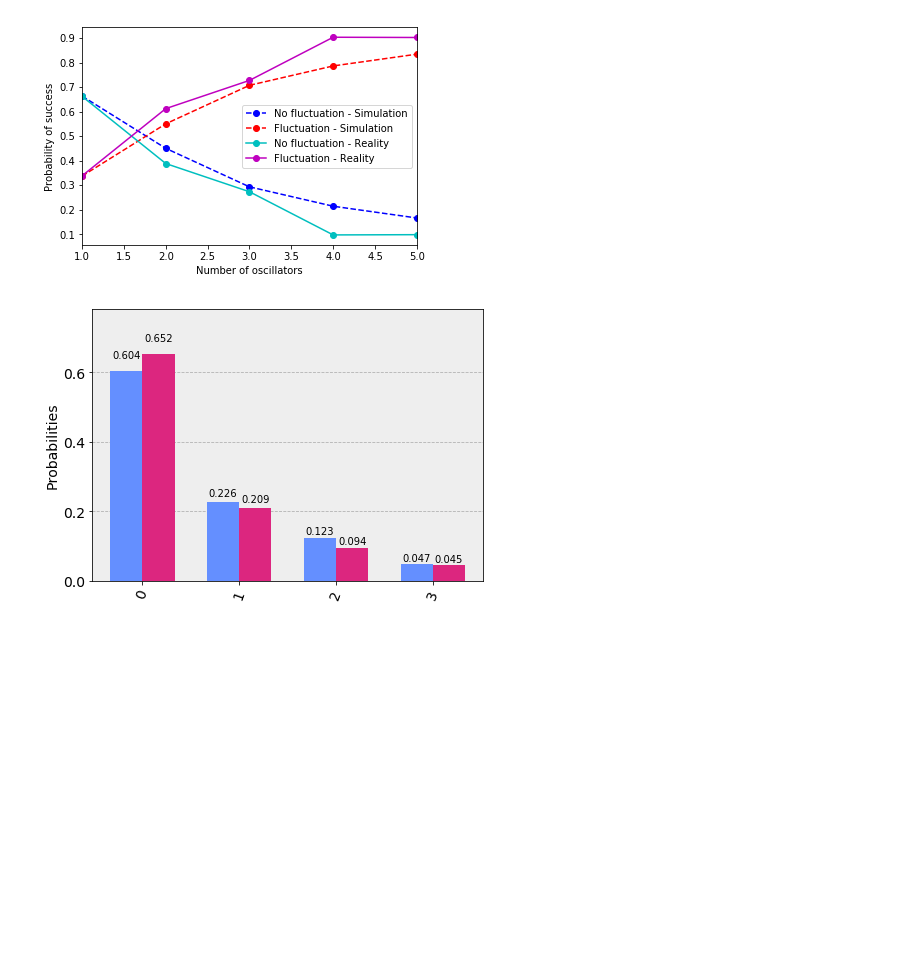
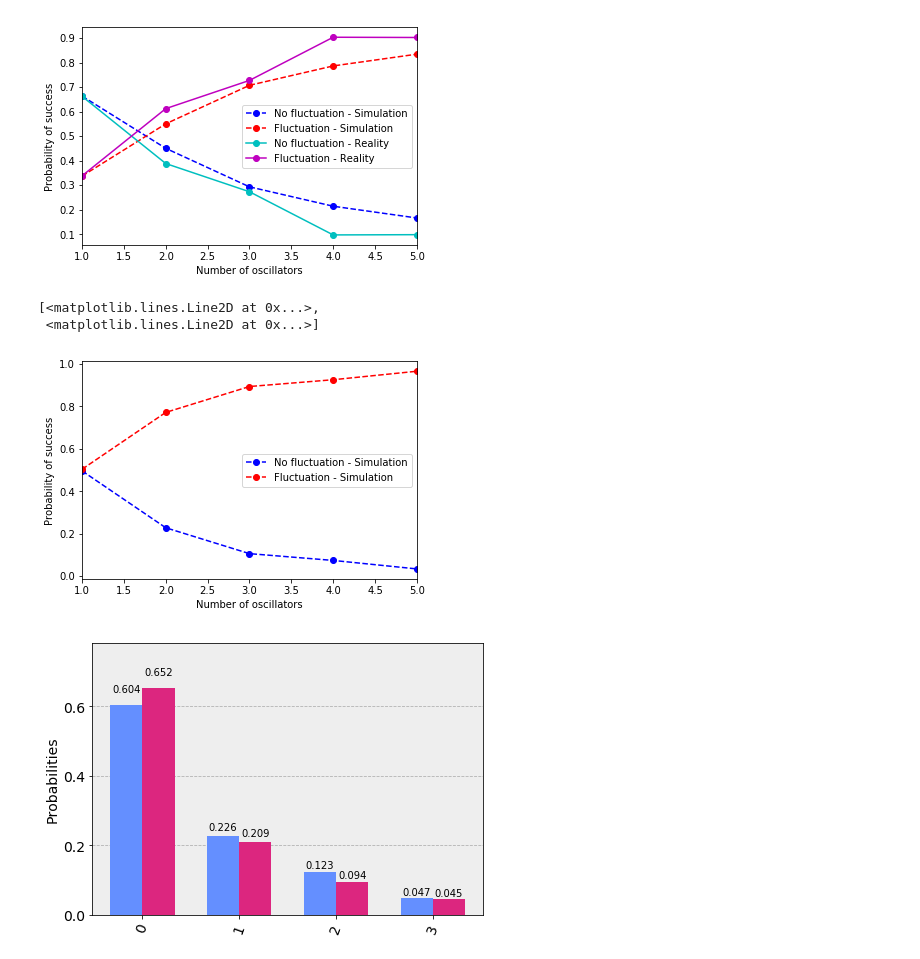
Before and after one commit to all237/QuantumDust, a Jupyter notebook: oldMain.ipynb, the cells around one changed output. Cells and saved outputs as stored; diff of their text form; code cells hidden in the pictures; blank space fills up the shorter version.

```diff
--- a/oldMain.ipynb
+++ b/oldMain.ipynb
@@ -171,6 +199,21 @@ p0+p1+p0r+p1r
  <matplotlib.lines.Line2D at 0x...>,
  <matplotlib.lines.Line2D at 0x...>]
 [figure]
+# %%
+xlim(1,max)
+xlabel("Number of oscillators")
+ylabel("Probability of success")
+p0 = plot(x, y0, 'bo--', label = "No fluctuation - Simulation")
+p1 = plot(x, y1, 'ro--', label = "Fluctuation - Simulation")
+#p0r = plot(x, y0r, 'co-', label = "No fluctuation - Reality")
+#p1r = plot(x, y1r, 'mo-', label = "Fluctuation - Reality")
+
+legend(loc='center right')
+p0+p1#+p0r+p1r
+# %% [output]
+[<matplotlib.lines.Line2D at 0x...>,
+ <matplotlib.lines.Line2D at 0x...>]
+[figure, added]
 # %%
 c.plot()
 # %% [output]
```
Also changed, not shown: parts of 7 cells of this notebook.
